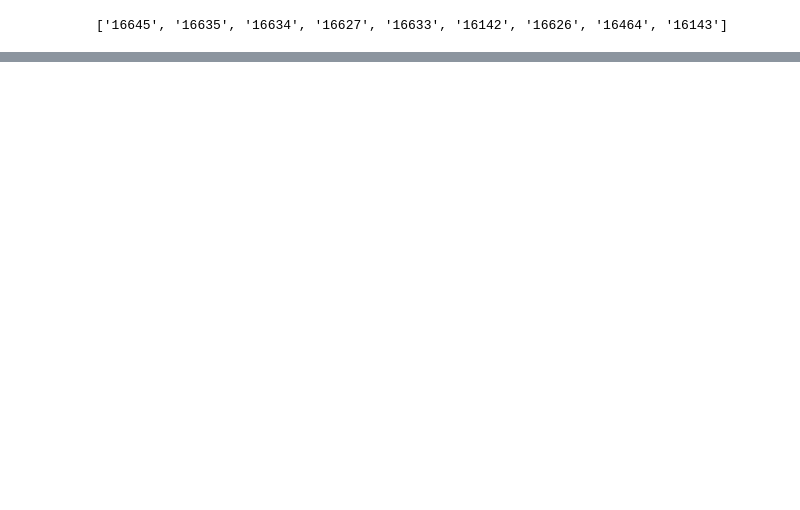
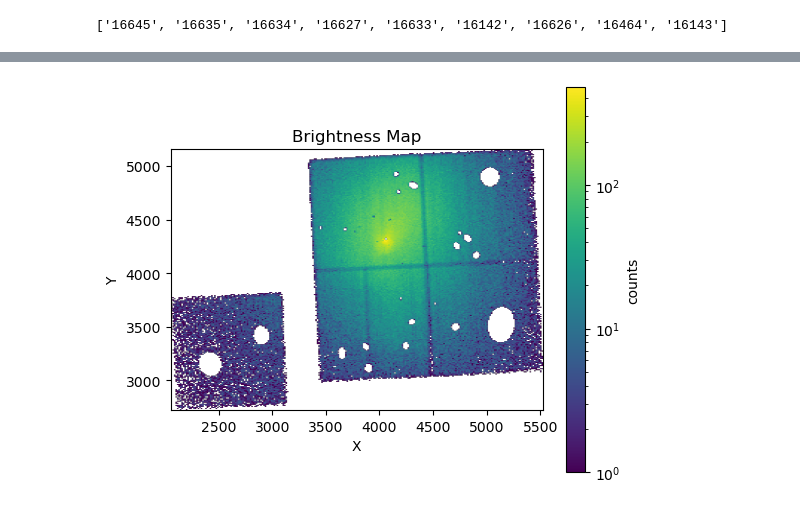
Before and after one commit to farna-dev/Surface_Brightness_Map_Mimic, a Jupyter notebook: brightnessmap.ipynb, the cells around one changed output, grey strips where cells are left out. Cells and saved outputs as stored; diff of their text form; code cells hidden in the pictures; blank space fills up the shorter version.

```diff
--- a/brightnessmap.ipynb
+++ b/brightnessmap.ipynb
@@ -35,0 +352,4 @@ for i in obs_id:
+# %%
+plot_evt('/home/farhana/Desktop/mimic/brightnessmap_folder/output/16142/16142_0.5-7_nosrc_evtfilter.fits')
+# %% [output]
+[figure, added]
```
Also changed, not shown: parts of 27 cells of this notebook, 1 other file.
